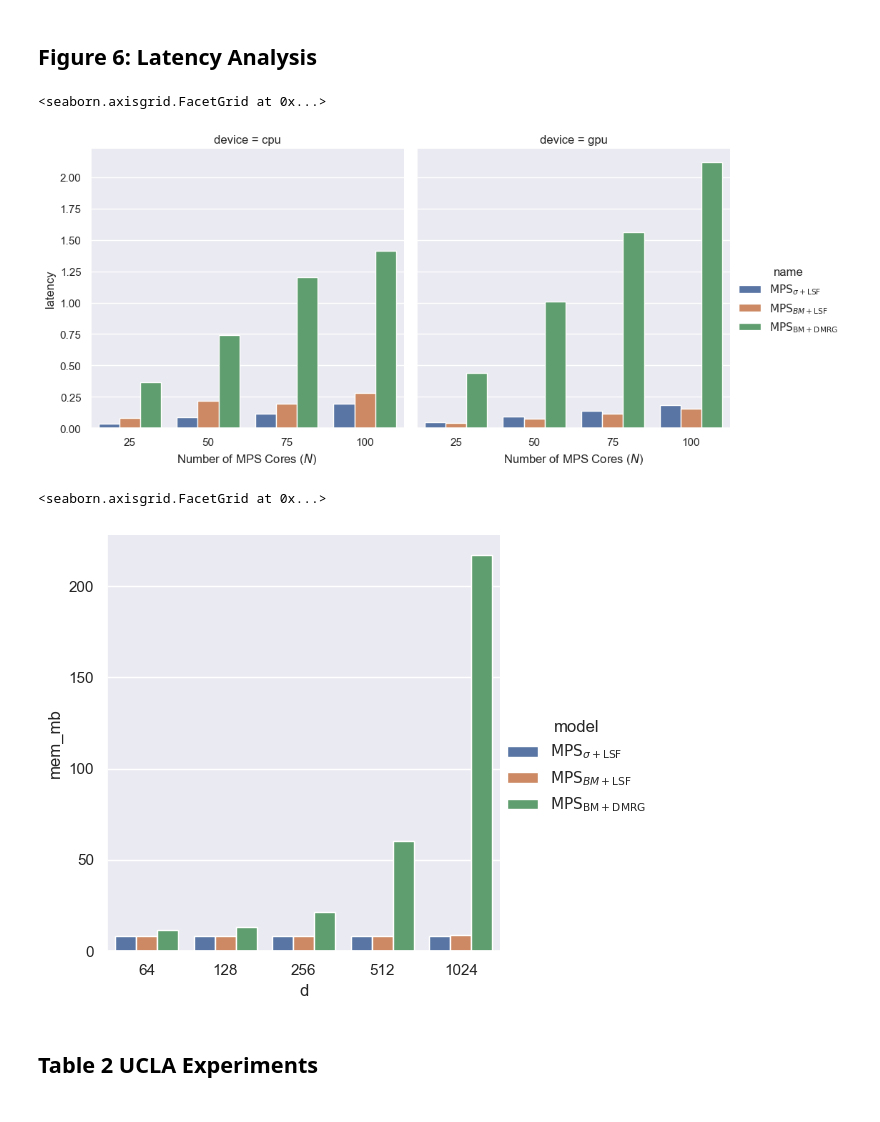
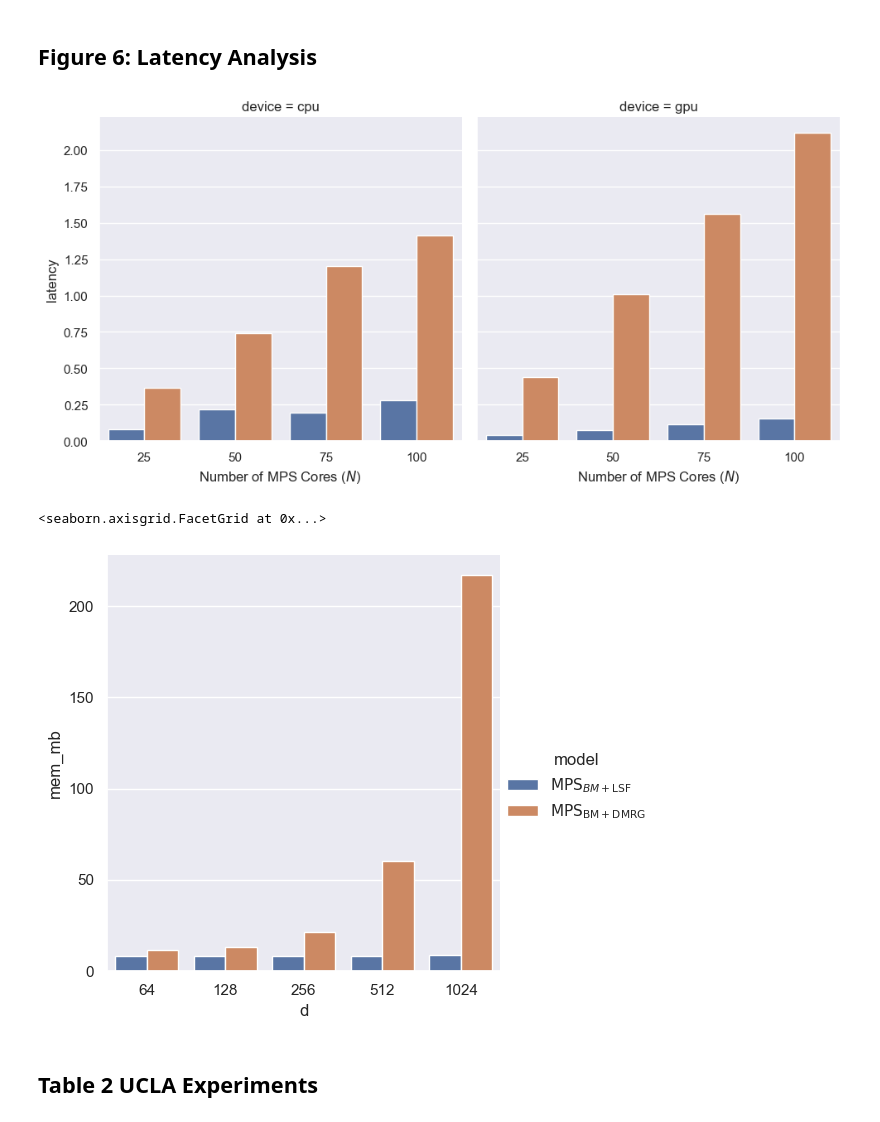
Before and after one commit to marawangamal/ptn, a Jupyter notebook: scripts/results.ipynb, the cells around one changed output. Saved outputs shown, nothing was run; the diff lists cells and outputs as text; code cells hidden in the pictures.

```diff
--- a/scripts/results.ipynb
+++ b/scripts/results.ipynb
@@ -207,34 +220,37 @@ plt.show()
 # %%
 # Latency results:
 # >> python scripts/profile_latency.py --horizons 25 50 75 100 --d_output 8 --models mps_sigma_lsf mps_bm_lsf mps_bm_dmrg --device cpu  --out results/latency_sweep_cpu.csv
 # >> python scripts/profile_latency.py --horizons 25 50 75 100 --d_output 8 --models mps_sigma_lsf mps_bm_lsf mps_bm_dmrg --device cuda --out results/latency_sweep_gpu.csv
 
 df_cpu = pd.read_csv("../results/latency_sweep_cpu.csv")
 df_gpu = pd.read_csv("../results/latency_sweep_gpu.csv")
 df_cpu['device'] = 'cpu'
 df_gpu['device'] = 'gpu'
 df = pd.concat([df_cpu, df_gpu])
 
 # Rename methods
 df['name'] = df['name'].replace({
     'mps_sigma_lsf': r'$\mathrm{MPS}_{\sigma+\mathrm{LSF}}$',
     'mps_bm_lsf': r'$\mathrm{MPS}_{BM+\mathrm{LSF}}$',
     'mps_bm_dmrg': r'$\mathrm{MPS}_{\mathrm{BM}+\mathrm{DMRG}}$'
 })
+# Filter only bm
+df = df[df['name'].str.contains('BM')]
 df['Number of MPS Cores ($N$)'] = df['H']
 
 sns.set_theme()
-sns.catplot(
+g = sns.catplot(
     data=df,
     x="Number of MPS Cores ($N$)",
     y="latency",
     hue="name",
     col="device",
     kind="bar"
 )
+# hide legend
+g._legend.remove()
 # %% [output]
-<seaborn.axisgrid.FacetGrid at 0x...>
-[figure, old version]
+[figure, new version]
 # %%
 # Memory results:
 # >> python scripts/profile_memory.py --d_outputs 64 128 256 512 1024 --models mps_sigma_lsf mps_bm_lsf mps_bm_dmrg
@@ -248,6 +264,9 @@ df_memory['model'] = df_memory['model'].replace({
     'mps_bm_dmrg': r'$\mathrm{MPS}_{\mathrm{BM}+\mathrm{DMRG}}$'
 })
 
+# Filter only bm
+df_memory = df_memory[df_memory['model'].str.contains('BM')]
+
 sns.set_theme()
 sns.catplot(
     data=df_memory,
@@ -258,7 +277,7 @@ sns.catplot(
 )
 # %% [output]
 <seaborn.axisgrid.FacetGrid at 0x...>
-[figure, old version]
+[figure, new version]
 # %% [markdown]
 ## Table 2 UCLA Experiments
 # %%
```
Also changed, not shown: parts of 8 cells of this notebook, 10 other files.
